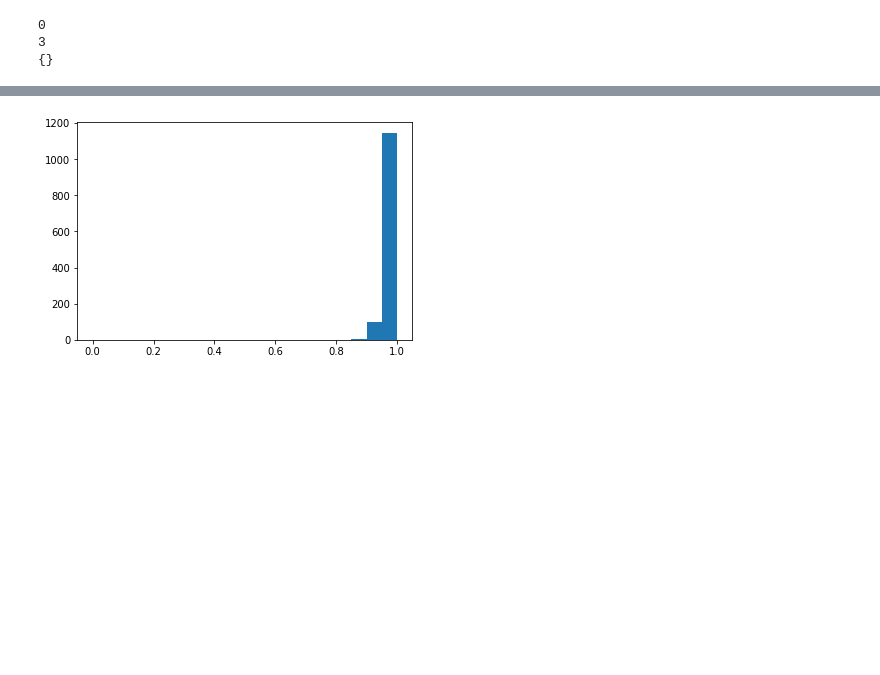
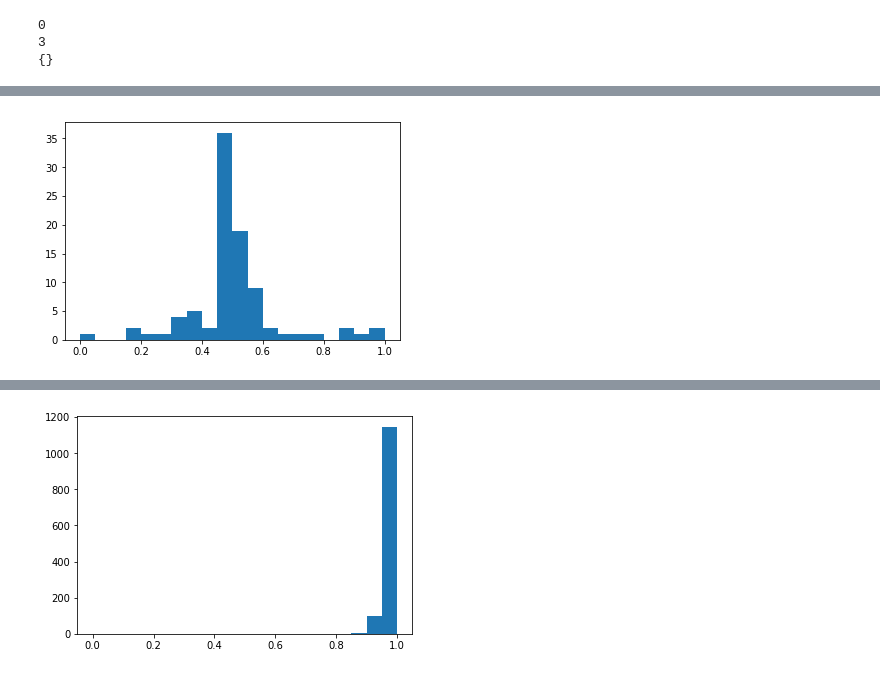
Before and after one commit to rmmartin02/OSRS_Research, a Jupyter notebook: DataPreProcessing.ipynb, the cells around one changed output, grey strips where cells are left out. Drawn from its saved outputs; the diff is of its cells as text; code cells hidden in the pictures; blank space fills up the shorter version.

```diff
--- a/DataPreProcessing.ipynb
+++ b/DataPreProcessing.ipynb
@@ -520,0 +605,6 @@ plt.show()
+# %%
+# potential validation
+plt.hist(x_diff_scaled[-90:],20)
+plt.show()
+# %% [output]
+[figure, added]
```
Also changed, not shown: parts of 28 cells of this notebook, 1 other file.
